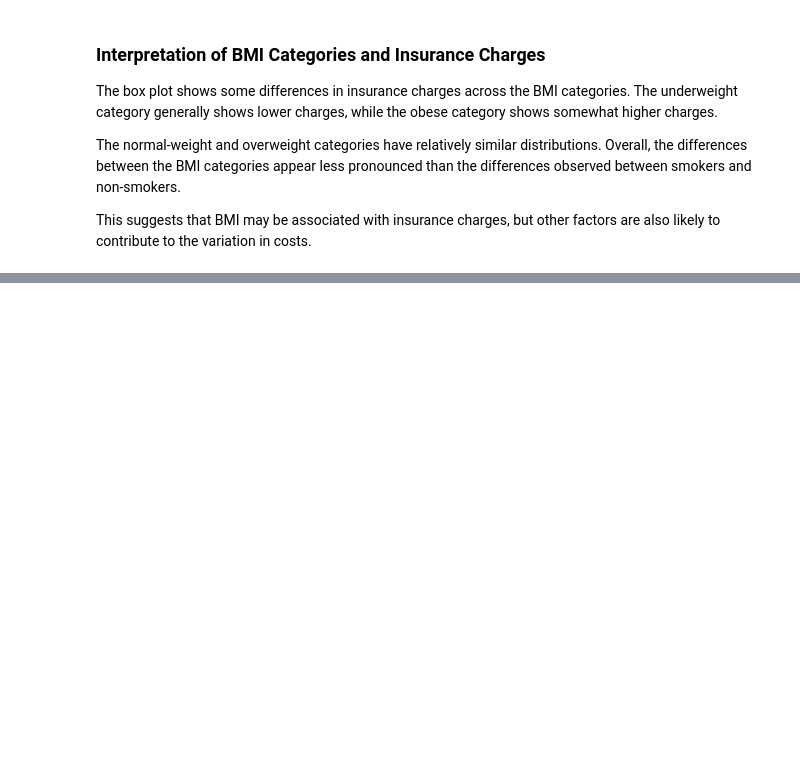
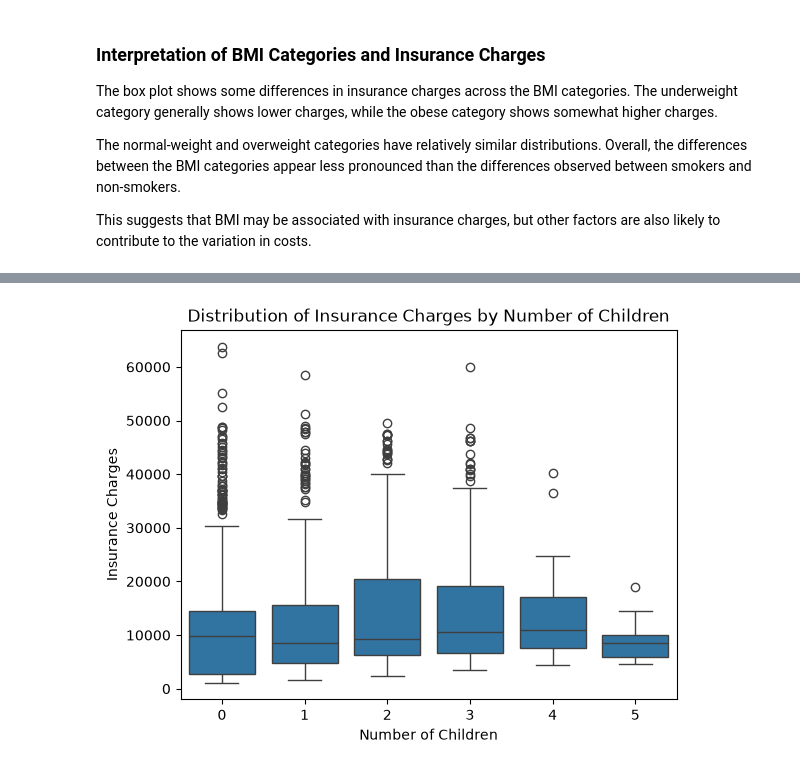
Before and after one commit to kavithasreesai30-del/healthcare-insurance-capstone, a Jupyter notebook: healthcare_insurance_analysis.ipynb, the cells around one changed output, grey strips where cells are left out. Drawn from its saved outputs; the diff is of its cells as text; code cells hidden in the pictures; blank space fills up the shorter version.

```diff
--- a/healthcare_insurance_analysis.ipynb
+++ b/healthcare_insurance_analysis.ipynb
@@ -680,0 +687,17 @@ This suggests that BMI may be associated with insurance charges, but other facto
+# %%
+# Create a Seaborn box plot to compare insurance charges for different numbers of children.
+sns.boxplot(data=df, x="children", y="charges")
+
+# Label the x-axis to show the number of children.
+plt.xlabel("Number of Children")
+
+# Label the y-axis to show healthcare insurance charges.
+plt.ylabel("Insurance Charges")
+
+# Add a descriptive title to the box plot.
+plt.title("Distribution of Insurance Charges by Number of Children")
+
+# Display the completed box plot.
+plt.show()
+# %% [output]
+[figure, added]
```
Also changed, not shown: parts of 7 cells of this notebook.
